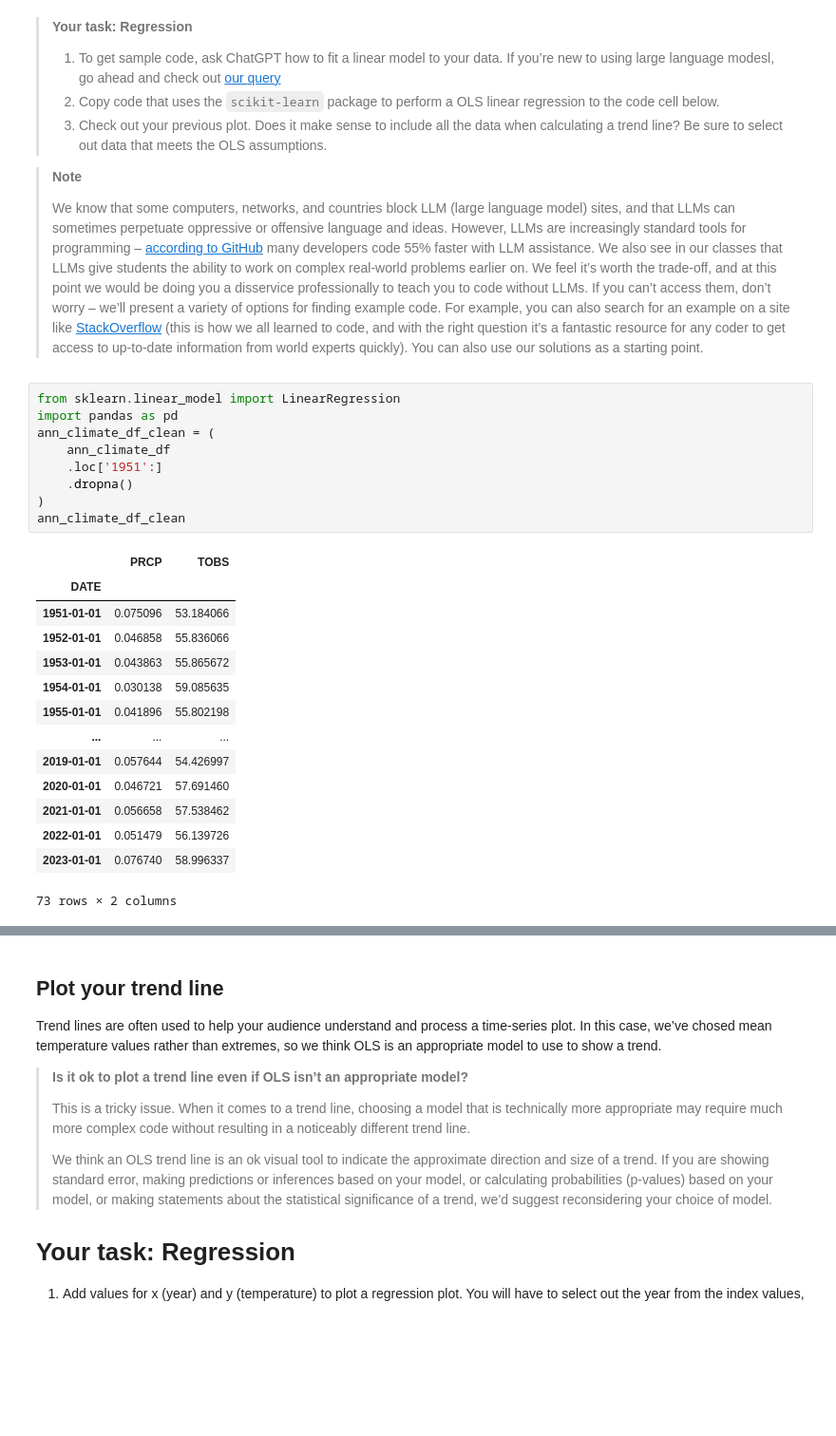
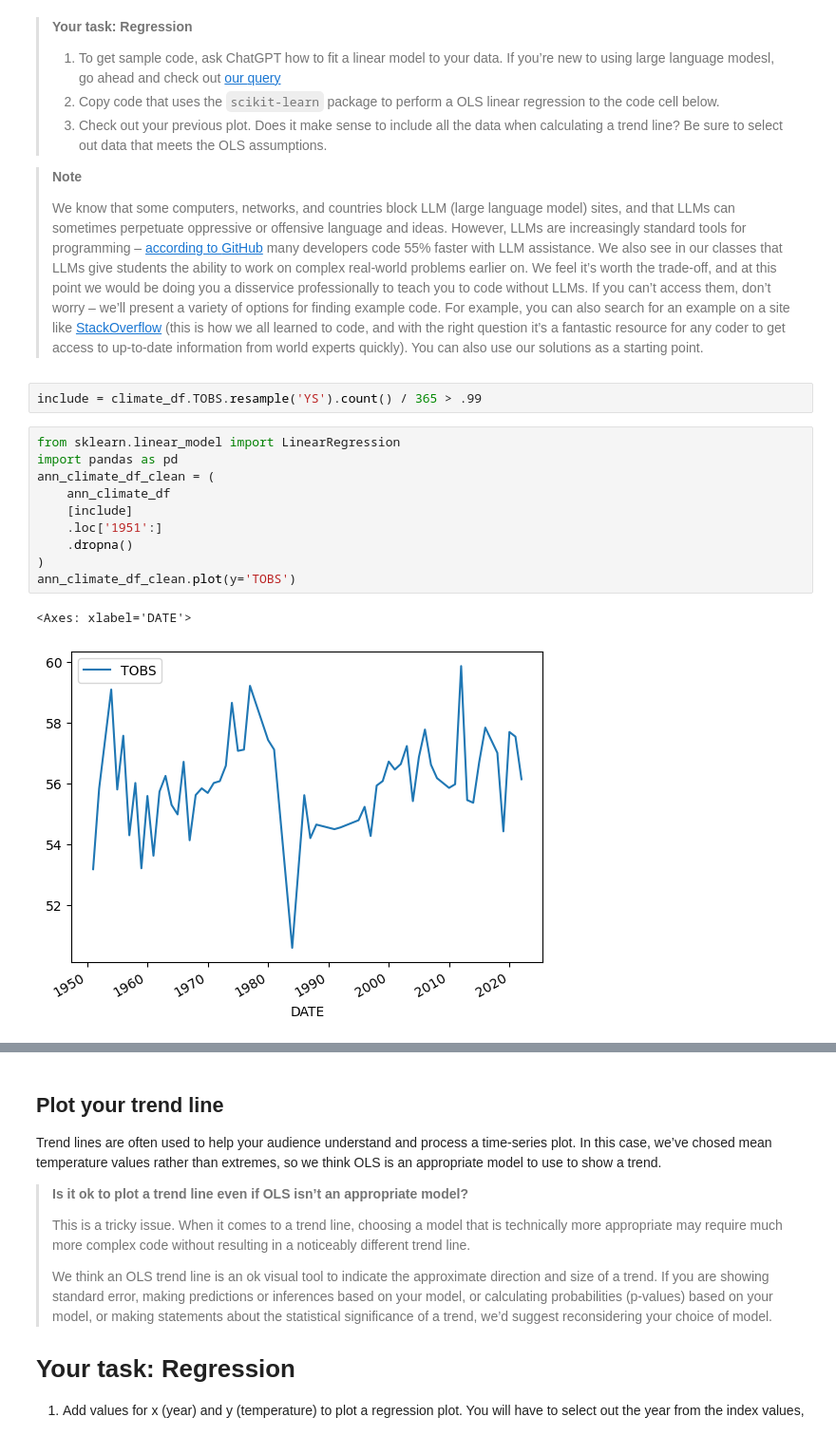
Before and after one commit to earthlab-education/climate-coding-challenge-ZimmZone, a Jupyter notebook: climate_coding_challenge_chapters/climate_coding_part5.ipynb, the cells around one changed output, grey strips where cells are left out. Shown: that part at 95% size. Saved outputs shown, nothing was run; the diff lists cells and outputs as text; blank space fills up the shorter version.

```diff
--- a/climate_coding_challenge_chapters/climate_coding_part5.ipynb
+++ b/climate_coding_challenge_chapters/climate_coding_part5.ipynb
@@ -123,30 +123,21 @@ from sklearn.linear_model import LinearRegression
 > learned to code, and with the right question it’s a fantastic resource
 > for any coder to get access to up-to-date information from world
 > experts quickly). You can also use our solutions as a starting point.
+# %%
+include = climate_df.TOBS.resample('YS').count() / 365 > .99
 # %%
 from sklearn.linear_model import LinearRegression
 import pandas as pd
 ann_climate_df_clean = (
     ann_climate_df
+    [include]
     .loc['1951':]
     .dropna()
 )
-ann_climate_df_clean
+ann_climate_df_clean.plot(y='TOBS')
 # %% [output]
-|  | PRCP | TOBS |
-| DATE |  |  |
-| 1951-01-01 | 0.075096 | 53.184066 |
-| 1952-01-01 | 0.046858 | 55.836066 |
-| 1953-01-01 | 0.043863 | 55.865672 |
-| 1954-01-01 | 0.030138 | 59.085635 |
-| 1955-01-01 | 0.041896 | 55.802198 |
-| ... | ... | ... |
-| 2019-01-01 | 0.057644 | 54.426997 |
-| 2020-01-01 | 0.046721 | 57.691460 |
-| 2021-01-01 | 0.056658 | 57.538462 |
-| 2022-01-01 | 0.051479 | 56.139726 |
-| 2023-01-01 | 0.076740 | 58.996337 |
-73 rows × 2 columns
+<Axes: xlabel='DATE'>
+[figure, added]
 # %%
 # Example DataFrame (replace this with your actual DataFrame)
 # ann_climate_df_clean = pd.DataFrame({'Temperature': [10.2, 10.5, 10.7, 10.9], 'Year': [2000, 2001, 2002, 2003]})
```
Also changed, not shown: parts of 4 cells of this notebook, 4 other files.
